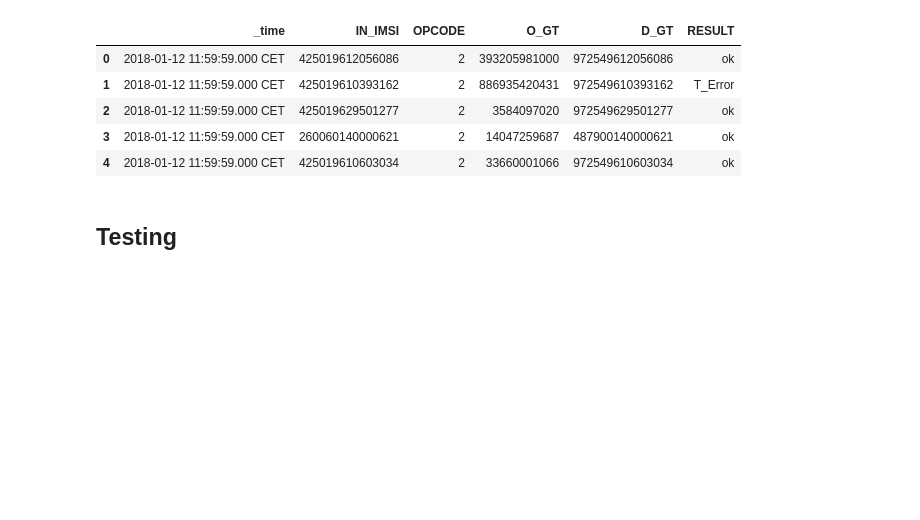
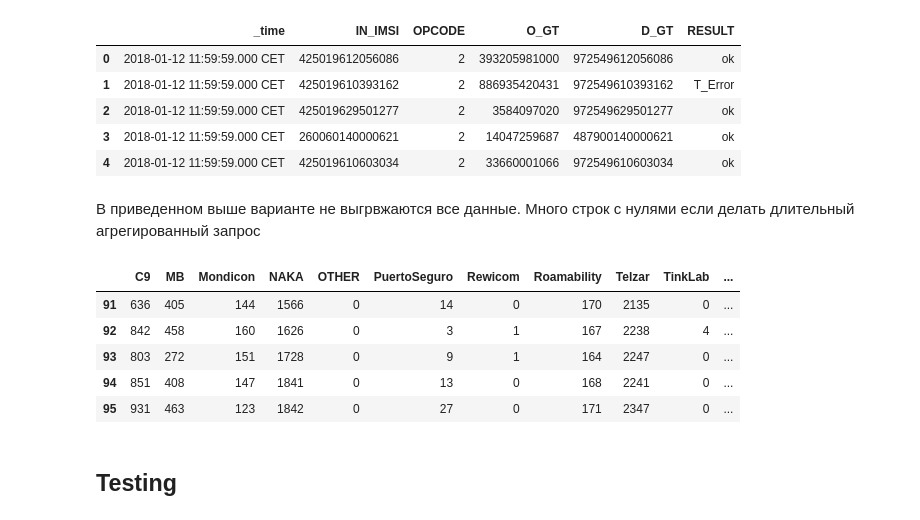
Before and after one commit to balobinp/RB_BD, a Jupyter notebook: RB_DB_CONN_Python2.ipynb, the cells around one changed output. Cells and saved outputs as stored; diff of their text form; code cells hidden in the pictures; blank space fills up the shorter version.

```diff
--- a/RB_DB_CONN_Python2.ipynb
+++ b/RB_DB_CONN_Python2.ipynb
@@ -638,6 +638,80 @@ df.head()
 | 2 | 2018-01-12 11:59:59.000 CET | 425019629501277 | 2 | 3584097020 | 972549629501277 | ok |
 | 3 | 2018-01-12 11:59:59.000 CET | 260060140000621 | 2 | 14047259687 | 487900140000621 | ok |
 | 4 | 2018-01-12 11:59:59.000 CET | 425019610603034 | 2 | 33660001066 | 972549610603034 | ok |
+# %% [markdown]
+В приведенном выше варианте не выгрвжаются все данные. Много строк с нулями если делать длительный агрегированный запрос
+# %%
+## Исправленный вариант на основе:
+#http://docs.splunk.com/DocumentationStatic/PythonSDK/1.6.3/client.html#splunklib.client.Job.results
+#Ждет завершения выгрузки.
+
+# !!!Работает с Python 2 и Python 3 !!!
+
+import splunklib.client as client
+import splunklib.results as results
+from time import sleep
+
+from pandas import Series, DataFrame
+import datetime as dt
+
+HOST = "splunk-search01.roamability.com"
+PORT = 8089
+USERNAME = "pavel"
+PASSWORD = "O777ver7k1"
+# Create a Service instance and log in
+service = client.connect(
+    host=HOST,
+    port=PORT,
+    username=USERNAME,
+    password=PASSWORD)
+
+#Указываем время, запрос и запускаем запрос
+
+dateFrom = dt.datetime.strptime('2018-04-12T08:00:00', '%Y-%m-%dT%H:%M:%S')
+dateTo = dt.datetime.strptime('2018-04-13T08:00:00', '%Y-%m-%dT%H:%M:%S')
+searchquery_export =\
+'''
+search index=sdr (4250196* OR 26006*) PROTOCOL=S6a ANS_RES_CODE=2001
+| eval CODE_TEMP=case(isnotnull(ANS_RES_CODE),ANS_RES_CODE,isnull(ANS_RES_CODE), ANS_EXP_RES_CODE, isnull(ANS_EXP_RES_CODE), EXP_RES_CODE, isnull(EXP_RES_CODE), RES_CODE)
+| eval CODE=if(isnotnull(CODE_TEMP), CODE_TEMP, "PUR_NOR") | eval CUSTOMER=coalesce(THIRD_PARTY,MVNO)
+| Timechart span=15m count by CUSTOMER  | table *
+'''
+
+def FormatSplunkEngineDate(dt): return dt.strftime("%Y-%m-%dT%H:%M:%S")
+bEchoTime = False
+
+sfrom = dateFrom if  bEchoTime else FormatSplunkEngineDate(dateFrom)
+sto = dateTo if  bEchoTime else FormatSplunkEngineDate(dateTo)
+kwargs_export = {"earliest_time": sfrom,
+                 "latest_time":sto ,
+                 "search_mode": "normal",
+                 #"output_mode":"JSON",
+                 #"rf" : fields,
+                 "supports_multivalues":True
+                 }
+
+job = service.jobs.create(searchquery_export, **kwargs_export)
+while not job.is_done():
+    sleep(.2)
+rr = results.ResultsReader(job.results())
+
+outputResult = list()
+i=0
+
+for result in rr:
+            if isinstance(result, dict):
+                outputResult.append(result)
+assert rr.is_preview == False
+
+df=DataFrame(outputResult)
+df.tail()
+# %% [output]
+|  | C9 | MB | Mondicon | NAKA | OTHER | PuertoSeguro | Rewicom | Roamability | Telzar | TinkLab | ... |
+| 91 | 636 | 405 | 144 | 1566 | 0 | 14 | 0 | 170 | 2135 | 0 | ... |
+| 92 | 842 | 458 | 160 | 1626 | 0 | 3 | 1 | 167 | 2238 | 4 | ... |
+| 93 | 803 | 272 | 151 | 1728 | 0 | 9 | 1 | 164 | 2247 | 0 | ... |
+| 94 | 851 | 408 | 147 | 1841 | 0 | 13 | 0 | 168 | 2241 | 0 | ... |
+| 95 | 931 | 463 | 123 | 1842 | 0 | 27 | 0 | 171 | 2347 | 0 | ... |
 # %% [markdown]
 ## Testing
 # %%
```
